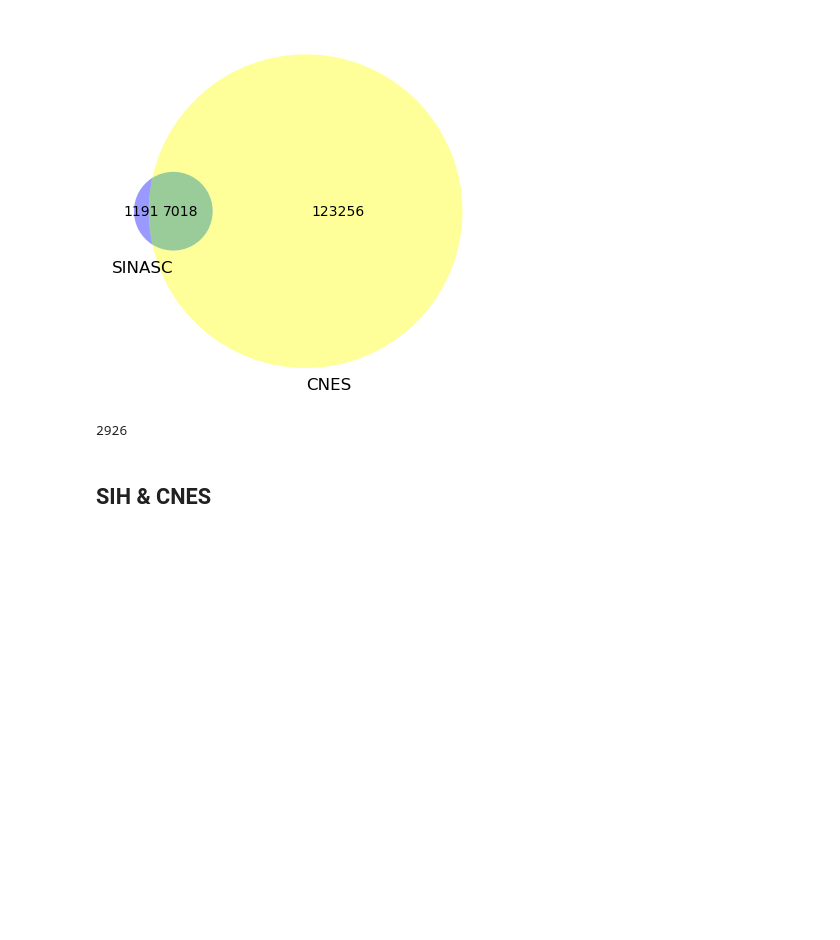
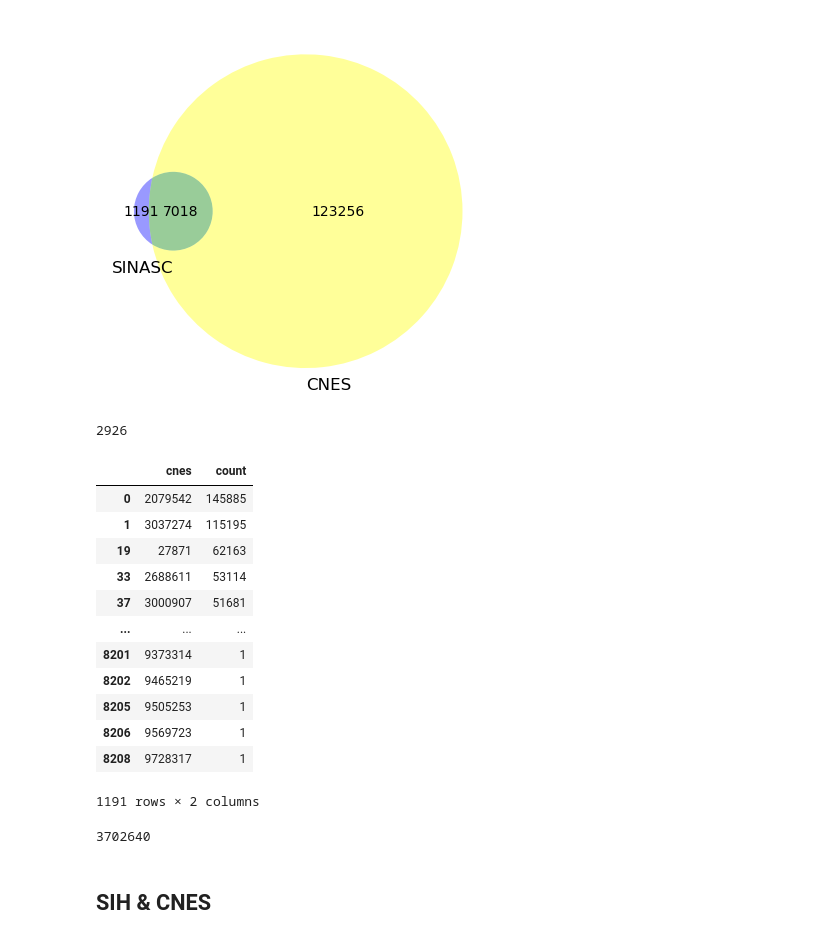
Before and after one commit to lucaslopes/gestantes, a Jupyter notebook: website/cnes.ipynb, the cells around one changed output. Saved outputs shown, nothing was run; the diff lists cells and outputs as text; code cells hidden in the pictures; blank space fills up the shorter version.

```diff
--- a/website/cnes.ipynb
+++ b/website/cnes.ipynb
@@ -166,6 +198,27 @@ plt.show()
 4117-1191
 # %% [output]
 2926
+# %%
+sinasc_not_in_cnes_sus = df_cnes_sinasc[~df_cnes_sinasc['cnes'].isin(set(sinasc_cnes['cnes']))]
+sinasc_not_in_cnes_sus
+# %% [output]
+|  | cnes | count |
+| 0 | 2079542 | 145885 |
+| 1 | 3037274 | 115195 |
+| 19 | 27871 | 62163 |
+| 33 | 2688611 | 53114 |
+| 37 | 3000907 | 51681 |
+| ... | ... | ... |
+| 8201 | 9373314 | 1 |
+| 8202 | 9465219 | 1 |
+| 8205 | 9505253 | 1 |
+| 8206 | 9569723 | 1 |
+| 8208 | 9728317 | 1 |
+1191 rows × 2 columns
+# %%
+sinasc_not_in_cnes_sus['count'].sum()
+# %% [output]
+3702640
 # %% [markdown]
 ## SIH & CNES
 # %% [markdown]
```
Also changed, not shown: parts of 9 cells of this notebook, 2 other files.
